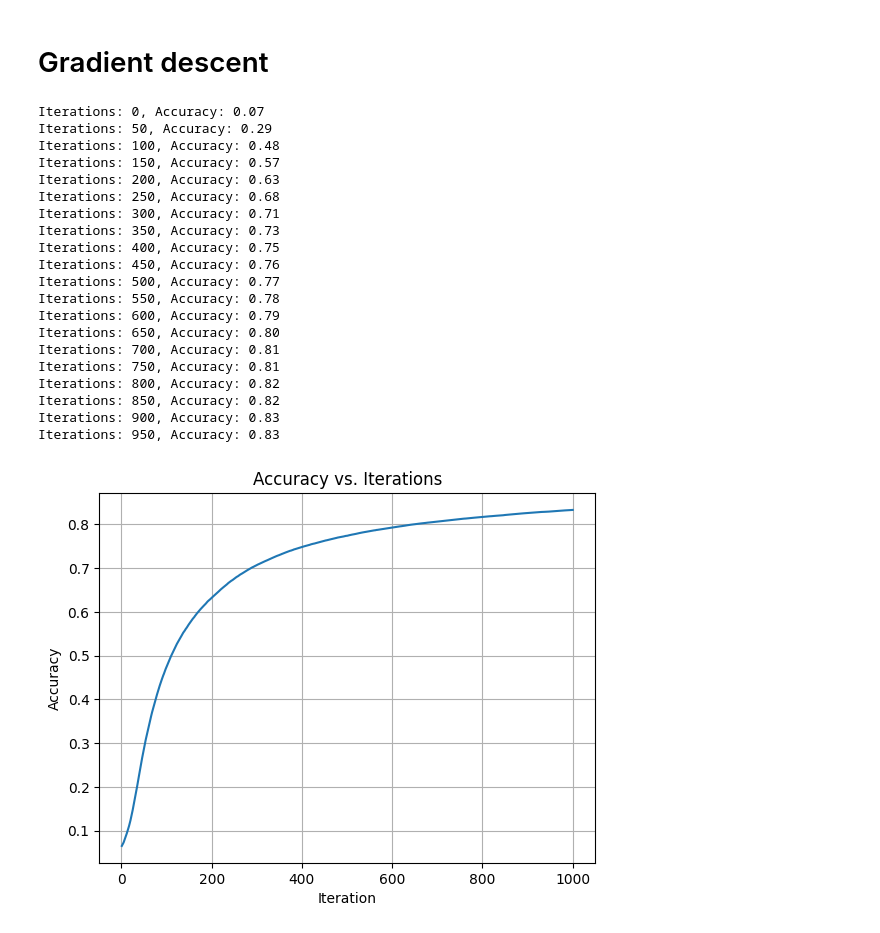
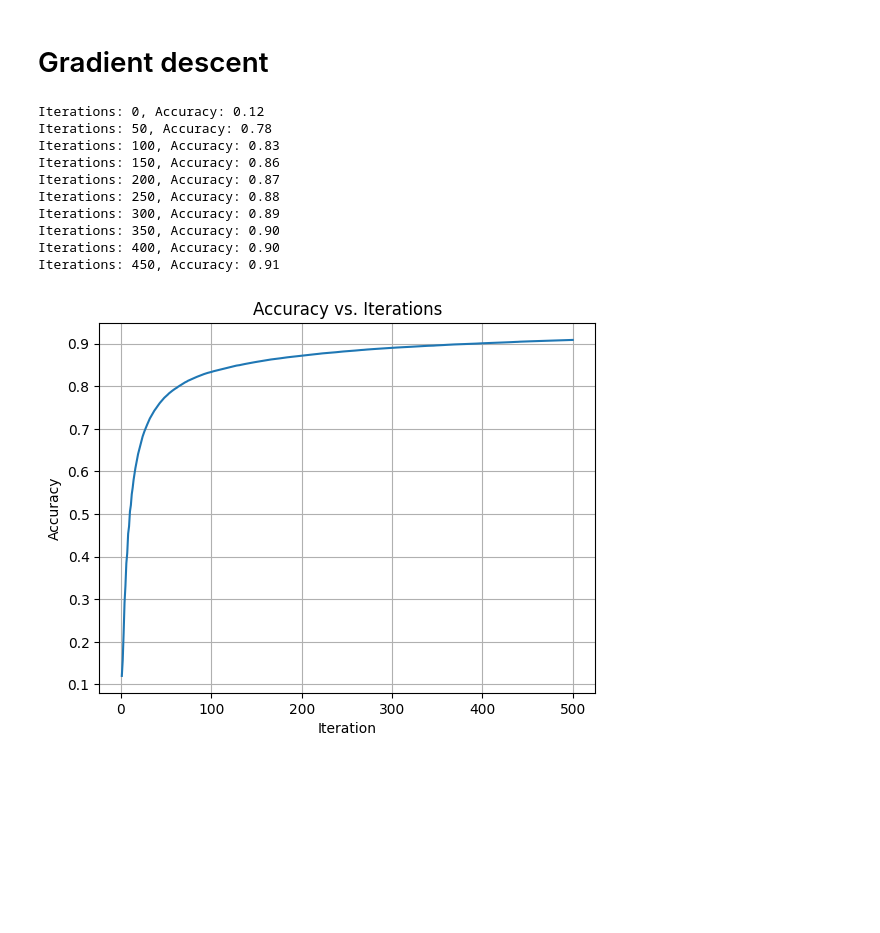
Before and after one commit to abduIbari/MNIST-neuralnetwork, a Jupyter notebook: MNIST.ipynb, the cells around one changed output. Cells and saved outputs as stored; diff of their text form; code cells hidden in the pictures; blank space fills up the shorter version.

```diff
--- a/MNIST.ipynb
+++ b/MNIST.ipynb
@@ -185,12 +182,12 @@ def get_predictions(A2):
 def get_accuracy(predictions, Y):
     return np.sum(predictions == Y) / Y.size
 
-def gradient_descent(X, Y, lr, iterations):
+def gradient_descent(X, Y, lr, iterations, activation):
     W1, W2, b1, b2 = init_params()
     accuracies = []  # List to store accuracy values for each iteration
     for i in range(iterations):
-        Z1, Z2, A1, A2 = forward_prop(W1, W2, b1, b2, X)
-        dW1, dW2, db1, db2 = back_prop(Z1, Z1, A1, A2, W2, X, Y)
+        Z1, Z2, A1, A2 = forward_prop(W1, W2, b1, b2, X, activation)
+        dW1, dW2, db1, db2 = back_prop(Z1, Z1, A1, A2, W2, X, Y, activation)
         W1, W2, b1, b2 = update_params(W1, W2, b1, b2, dW1, dW2, db1, db2, lr)
 
         accuracy = get_accuracy(get_predictions(A2), Y)
@@ -200,36 +197,37 @@ def gradient_descent(X, Y, lr, iterations):
             print(f"Iterations: {i}, Accuracy: {accuracy:.2f}")
 
     return W1, W2, b1, b2, accuracies
+
+def accuracy_graph(accuracies):
+    # Plot accuracy over iterations
+    plt.plot(range(1, len(accuracies) + 1), accuracies)
+    plt.xlabel('Iteration')
+    plt.ylabel('Accuracy')
+    plt.title('Accuracy vs. Iterations')
+    plt.grid(True)
+    plt.show()
 # %%
 # Run gradient descent
-W1, W2, b1, b2, accuracies = gradient_descent(X_train, y_train, lr=0.01, iterations=1000)
+W1, W2, b1, b2, accuracies = gradient_descent(X_train, y_train, lr=0.1, iterations=500, activation="ReLU")
+
+accuracy_graph(accuracies)
 
 # Plot accuracy over iterations
-plt.plot(range(1, len(accuracies) + 1), accuracies)
-plt.xlabel('Iteration')
-plt.ylabel('Accuracy')
-plt.title('Accuracy vs. Iterations')
-plt.grid(True)
-plt.show()
+# plt.plot(range(1, len(accuracies) + 1), accuracies)
+# plt.xlabel('Iteration')
+# plt.ylabel('Accuracy')
+# plt.title('Accuracy vs. Iterations')
+# plt.grid(True)
+# plt.show()
 # %% [output]
-Iterations: 0, Accuracy: 0.07
-Iterations: 50, Accuracy: 0.29
-Iterations: 100, Accuracy: 0.48
-Iterations: 150, Accuracy: 0.57
-Iterations: 200, Accuracy: 0.63
-Iterations: 250, Accuracy: 0.68
-Iterations: 300, Accuracy: 0.71
-Iterations: 350, Accuracy: 0.73
-Iterations: 400, Accuracy: 0.75
-Iterations: 450, Accuracy: 0.76
-Iterations: 500, Accuracy: 0.77
-Iterations: 550, Accuracy: 0.78
-Iterations: 600, Accuracy: 0.79
-Iterations: 650, Accuracy: 0.80
-Iterations: 700, Accuracy: 0.81
-Iterations: 750, Accuracy: 0.81
-Iterations: 800, Accuracy: 0.82
-Iterations: 850, Accuracy: 0.82
-Iterations: 900, Accuracy: 0.83
-Iterations: 950, Accuracy: 0.83
+Iterations: 0, Accuracy: 0.12
+Iterations: 50, Accuracy: 0.78
+Iterations: 100, Accuracy: 0.83
+Iterations: 150, Accuracy: 0.86
+Iterations: 200, Accuracy: 0.87
+Iterations: 250, Accuracy: 0.88
+Iterations: 300, Accuracy: 0.89
+Iterations: 350, Accuracy: 0.90
+Iterations: 400, Accuracy: 0.90
+Iterations: 450, Accuracy: 0.91
-[figure, old version]
+[figure, new version]
```
Also changed, not shown: parts of 10 cells of this notebook.
